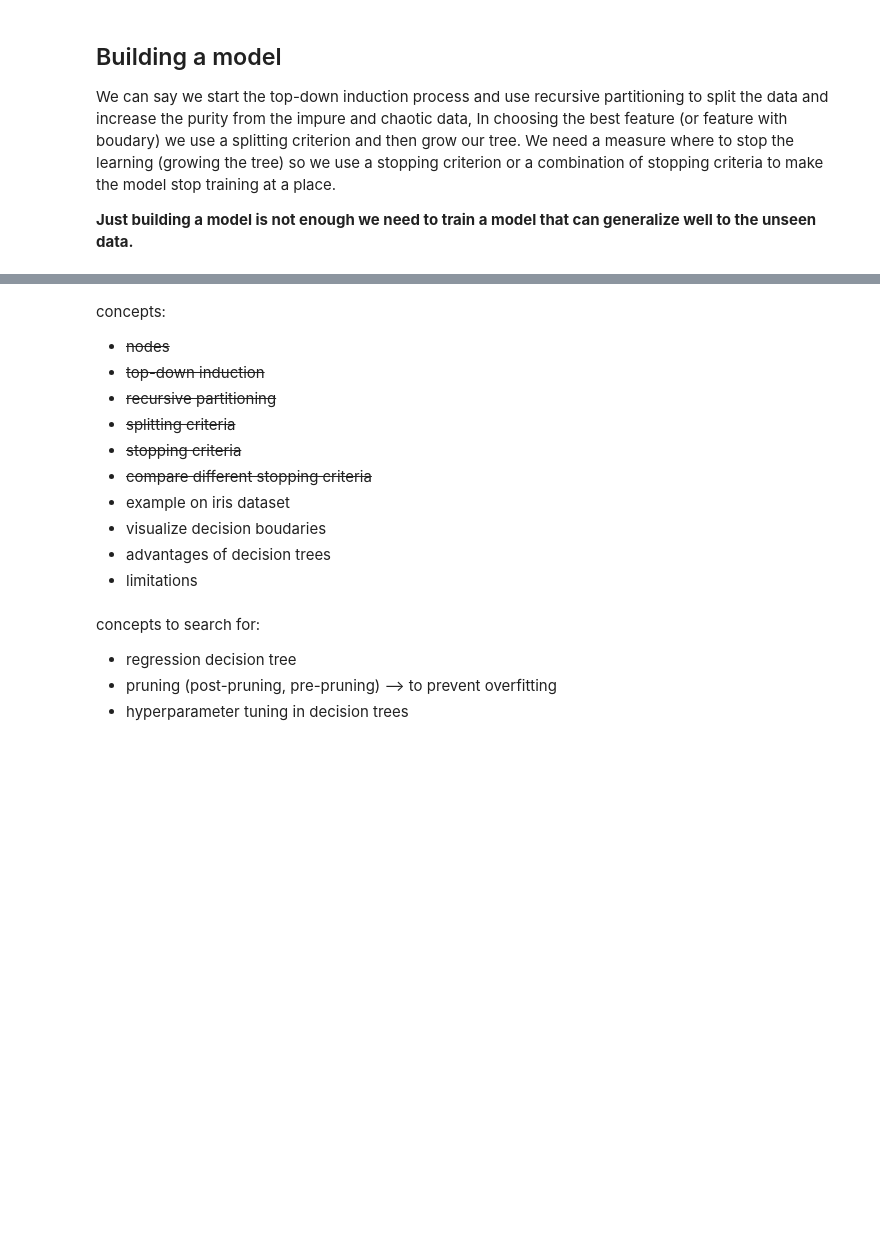
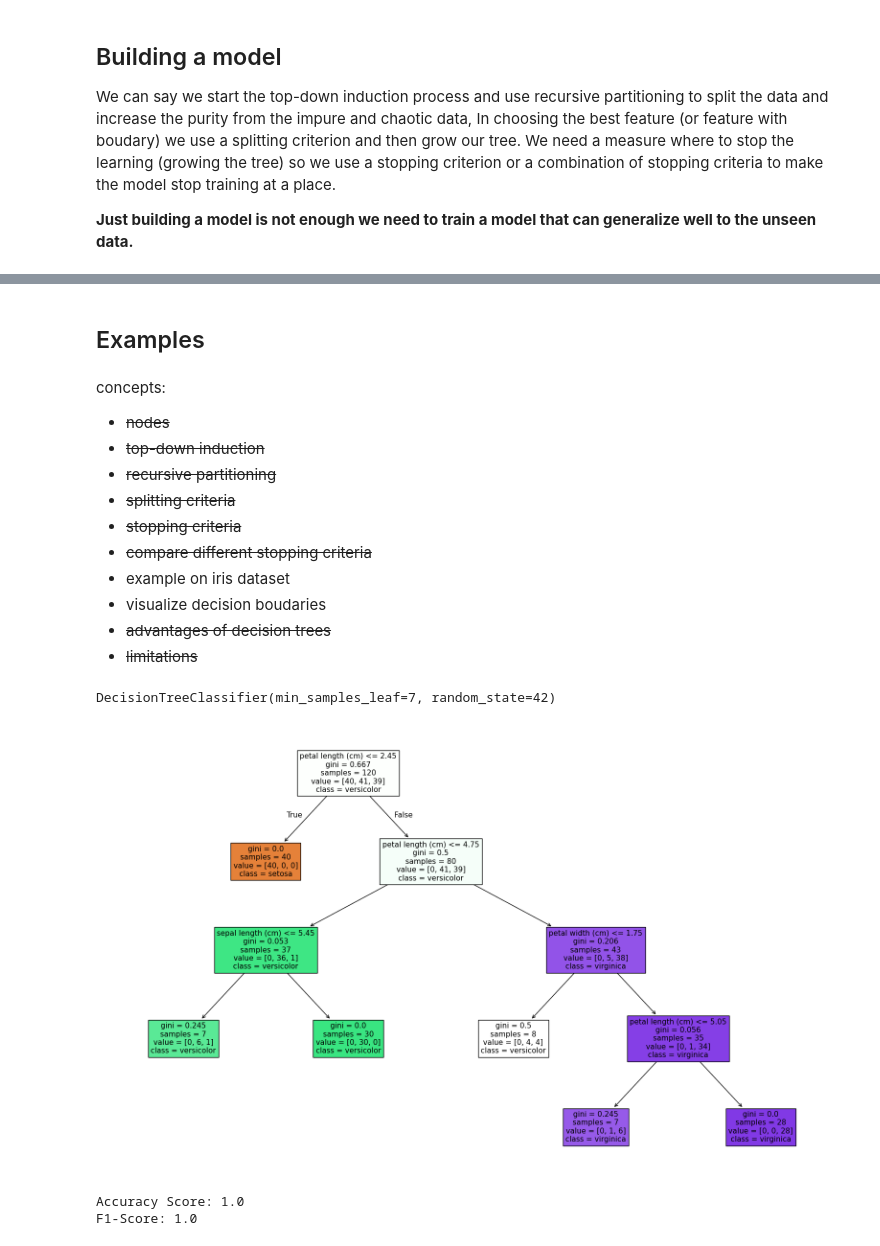
Before and after one commit to Erfan-Taherirani/Personal_ML_Notes, a Jupyter notebook: supervised_learning/classification/Tree_Based_Algorithms/DecisionTree.ipynb, the cells around one changed output, grey strips where cells are left out. Cells and saved outputs as stored; diff of their text form; code cells hidden in the pictures; blank space fills up the shorter version.

```diff
--- a/supervised_learning/classification/Tree_Based_Algorithms/DecisionTree.ipynb
+++ b/supervised_learning/classification/Tree_Based_Algorithms/DecisionTree.ipynb
@@ -56,3 +94,5 @@ We can say we start the top-down induction process and use recursive partitionin
+# %% [markdown]
+## Examples
 # %% [markdown]
 concepts:
 - ~~nodes~~
@@ -63,10 +103,50 @@ concepts:
 - ~~compare different stopping criteria~~
 - example on iris dataset
 - visualize decision boudaries
-- advantages of decision trees
-- limitations
+- ~~advantages of decision trees~~
+- ~~limitations~~
-# %% [markdown]
-concepts to search for:
-- regression decision tree
-- pruning (post-pruning, pre-pruning) --> to prevent overfitting
-- hyperparameter tuning in decision trees
+# %%
+import matplotlib.pyplot as plt
+
+from sklearn.datasets import load_iris
+from sklearn.model_selection import train_test_split
+from sklearn.tree import DecisionTreeClassifier, plot_tree
+from sklearn.metrics import accuracy_score, f1_score, roc_auc_score
+
+# load data
+X, y = load_iris(return_X_y=True, as_frame=True)
+
+# splitting the dataset
+X_train, X_test, y_train, y_test = train_test_split(
+    X, y, test_size=0.2, random_state=42
+)
+
+# training model
+tree = DecisionTreeClassifier(criterion="gini", min_samples_leaf=7, random_state=42)
+tree.fit(X_train, y_train)
+# %% [output]
+DecisionTreeClassifier(min_samples_leaf=7, random_state=42)
+# %%
+_, ax = plt.subplots(figsize=(20, 12))
+
+plot_tree(
+    decision_tree=tree,
+    filled=True,
+    fontsize=11,
+    feature_names=X.columns,
+    class_names=load_iris().target_names
+)
+plt.show()
+# %% [output]
+[figure, added]
+# %%
+y_pred = tree.predict(X_test)
+
+acc = accuracy_score(y_true=y_test, y_pred=y_pred)
+f1 = f1_score(y_true=y_test, y_pred=y_pred, average="macro")
+
+print(f"Accuracy Score: {acc}")
+print(f"F1-Score: {f1}")
+# %% [output]
+Accuracy Score: 1.0
+F1-Score: 1.0
```
Also changed, not shown: parts of 4 cells of this notebook.
